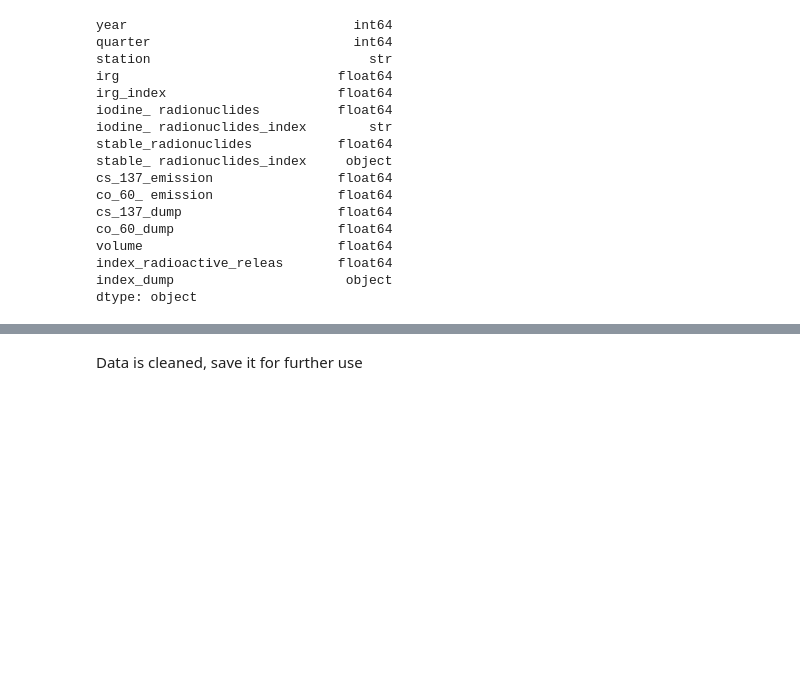
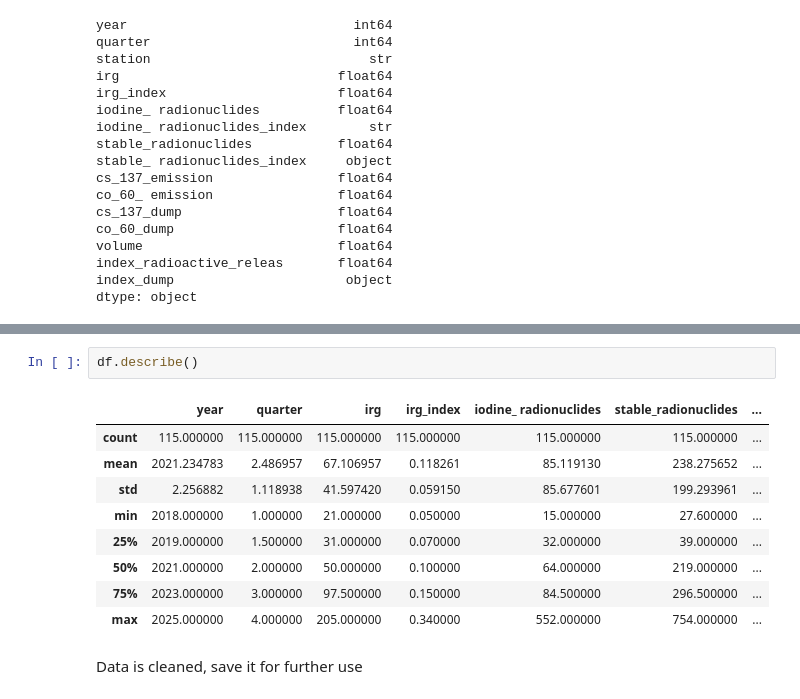
Before and after one commit to Ssomkk/open-data-ai-analytics, a Jupyter notebook: notebooks/data_quality_analysis.ipynb, the cells around one changed output, grey strips where cells are left out. Saved outputs shown, nothing was run; the diff lists cells and outputs as text; blank space fills up the shorter version.

```diff
--- a/notebooks/data_quality_analysis.ipynb
+++ b/notebooks/data_quality_analysis.ipynb
@@ -144,3 +166,15 @@ dtype: object
+# %%
+df.describe()
+# %% [output]
+|  | year | quarter | irg | irg_index | iodine_ radionuclides | stable_radionuclides | ... |
+| count | 115.000000 | 115.000000 | 115.000000 | 115.000000 | 115.000000 | 115.000000 | ... |
+| mean | 2021.234783 | 2.486957 | 67.106957 | 0.118261 | 85.119130 | 238.275652 | ... |
+| std | 2.256882 | 1.118938 | 41.597420 | 0.059150 | 85.677601 | 199.293961 | ... |
+| min | 2018.000000 | 1.000000 | 21.000000 | 0.050000 | 15.000000 | 27.600000 | ... |
+| 25% | 2019.000000 | 1.500000 | 31.000000 | 0.070000 | 32.000000 | 39.000000 | ... |
+| 50% | 2021.000000 | 2.000000 | 50.000000 | 0.100000 | 64.000000 | 219.000000 | ... |
+| 75% | 2023.000000 | 3.000000 | 97.500000 | 0.150000 | 84.500000 | 296.500000 | ... |
+| max | 2025.000000 | 4.000000 | 205.000000 | 0.340000 | 552.000000 | 754.000000 | ... |
 # %% [markdown]
 Data is cleaned, save it for further use
 # %%
```
Also changed, not shown: parts of 5 cells of this notebook.
